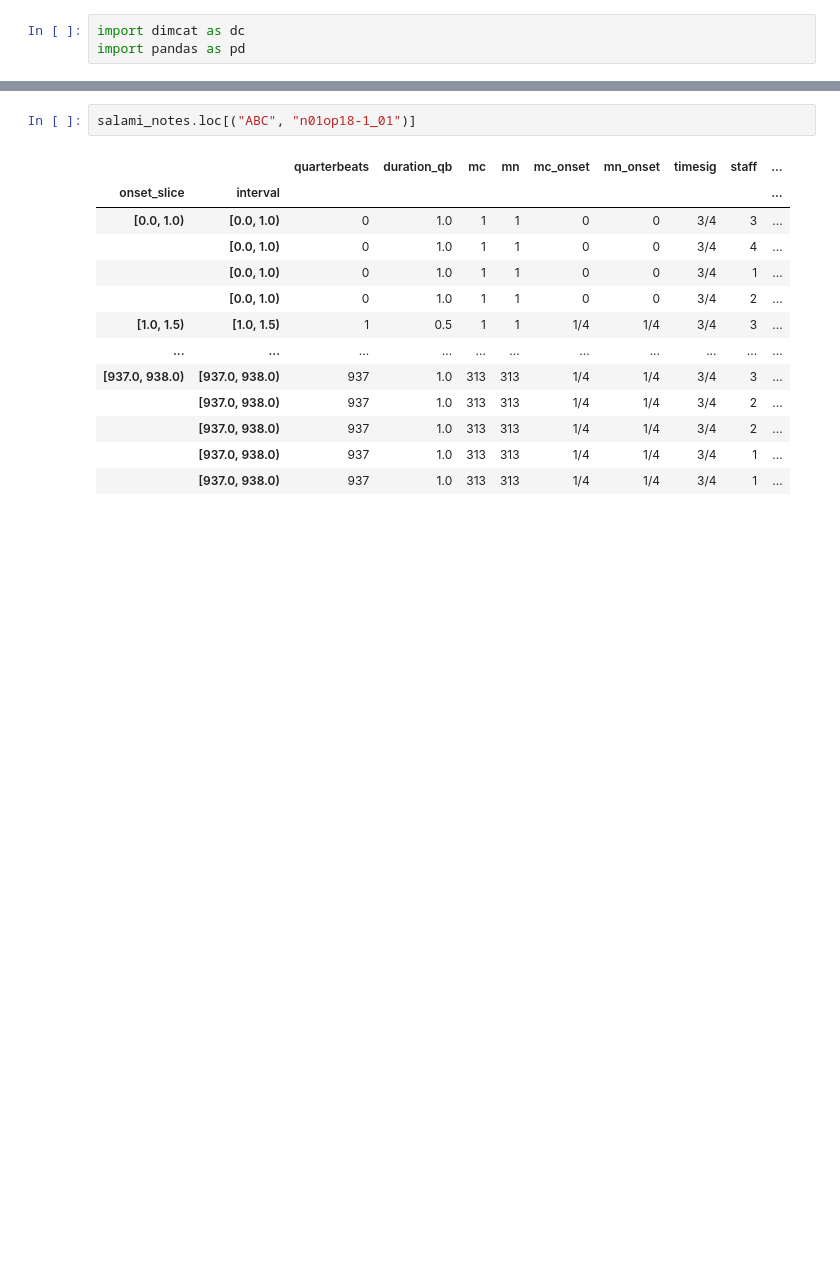
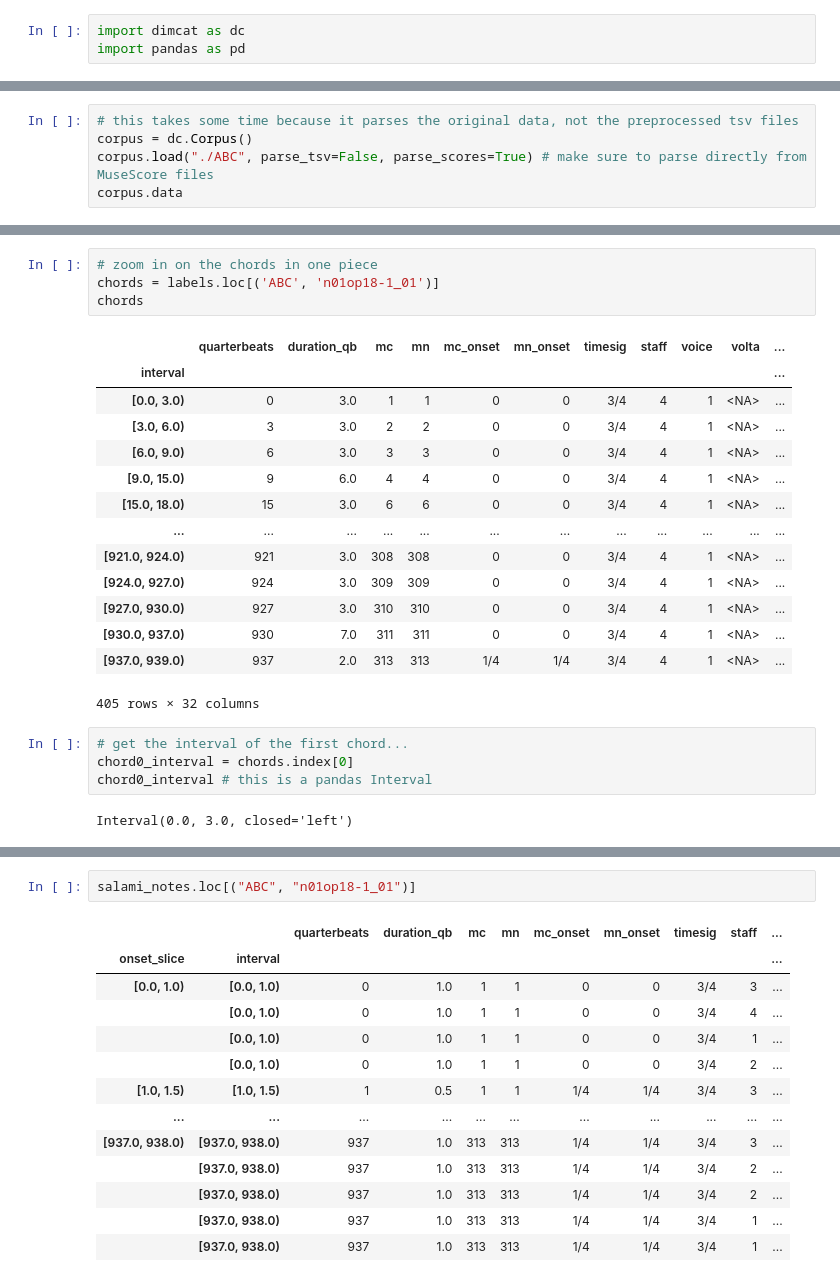
Before and after one commit to DCMLab/dimcat-examples, a Jupyter notebook: chord_slicing_test.ipynb, the cells around one changed output, grey strips where cells are left out. Drawn from its saved outputs; the diff is of its cells as text; blank space fills up the shorter version.

Commit message:
nice repo for matching labels and slices

```diff
--- a/chord_slicing_test.ipynb
+++ b/chord_slicing_test.ipynb
@@ -25,0 +18,5 @@ Get chord labels:
+# %%
+# this takes some time because it parses the original data, not the preprocessed tsv files
+corpus = dc.Corpus()
+corpus.load("./ABC", parse_tsv=False, parse_scores=True) # make sure to parse directly from MuseScore files
+corpus.data
@@ -96,0 +150,25 @@ salami_notes = salami.get_facet("notes")
+# %%
+# zoom in on the chords in one piece
+chords = labels.loc[('ABC', 'n01op18-1_01')]
+chords
+# %% [output]
+|  | quarterbeats | duration_qb | mc | mn | mc_onset | mn_onset | timesig | staff | voice | volta | ... |
+| interval |  |  |  |  |  |  |  |  |  |  | ... |
+| [0.0, 3.0) | 0 | 3.0 | 1 | 1 | 0 | 0 | 3/4 | 4 | 1 | <NA> | ... |
+| [3.0, 6.0) | 3 | 3.0 | 2 | 2 | 0 | 0 | 3/4 | 4 | 1 | <NA> | ... |
+| [6.0, 9.0) | 6 | 3.0 | 3 | 3 | 0 | 0 | 3/4 | 4 | 1 | <NA> | ... |
+| [9.0, 15.0) | 9 | 6.0 | 4 | 4 | 0 | 0 | 3/4 | 4 | 1 | <NA> | ... |
+| [15.0, 18.0) | 15 | 3.0 | 6 | 6 | 0 | 0 | 3/4 | 4 | 1 | <NA> | ... |
+| ... | ... | ... | ... | ... | ... | ... | ... | ... | ... | ... | ... |
+| [921.0, 924.0) | 921 | 3.0 | 308 | 308 | 0 | 0 | 3/4 | 4 | 1 | <NA> | ... |
+| [924.0, 927.0) | 924 | 3.0 | 309 | 309 | 0 | 0 | 3/4 | 4 | 1 | <NA> | ... |
+| [927.0, 930.0) | 927 | 3.0 | 310 | 310 | 0 | 0 | 3/4 | 4 | 1 | <NA> | ... |
+| [930.0, 937.0) | 930 | 7.0 | 311 | 311 | 0 | 0 | 3/4 | 4 | 1 | <NA> | ... |
+| [937.0, 939.0) | 937 | 2.0 | 313 | 313 | 1/4 | 1/4 | 3/4 | 4 | 1 | <NA> | ... |
+405 rows × 32 columns
+# %%
+# get the interval of the first chord...
+chord0_interval = chords.index[0]
+chord0_interval # this is a pandas Interval
+# %% [output]
+Interval(0.0, 3.0, closed='left')
```
Also changed, not shown: parts of 23 cells of this notebook.
